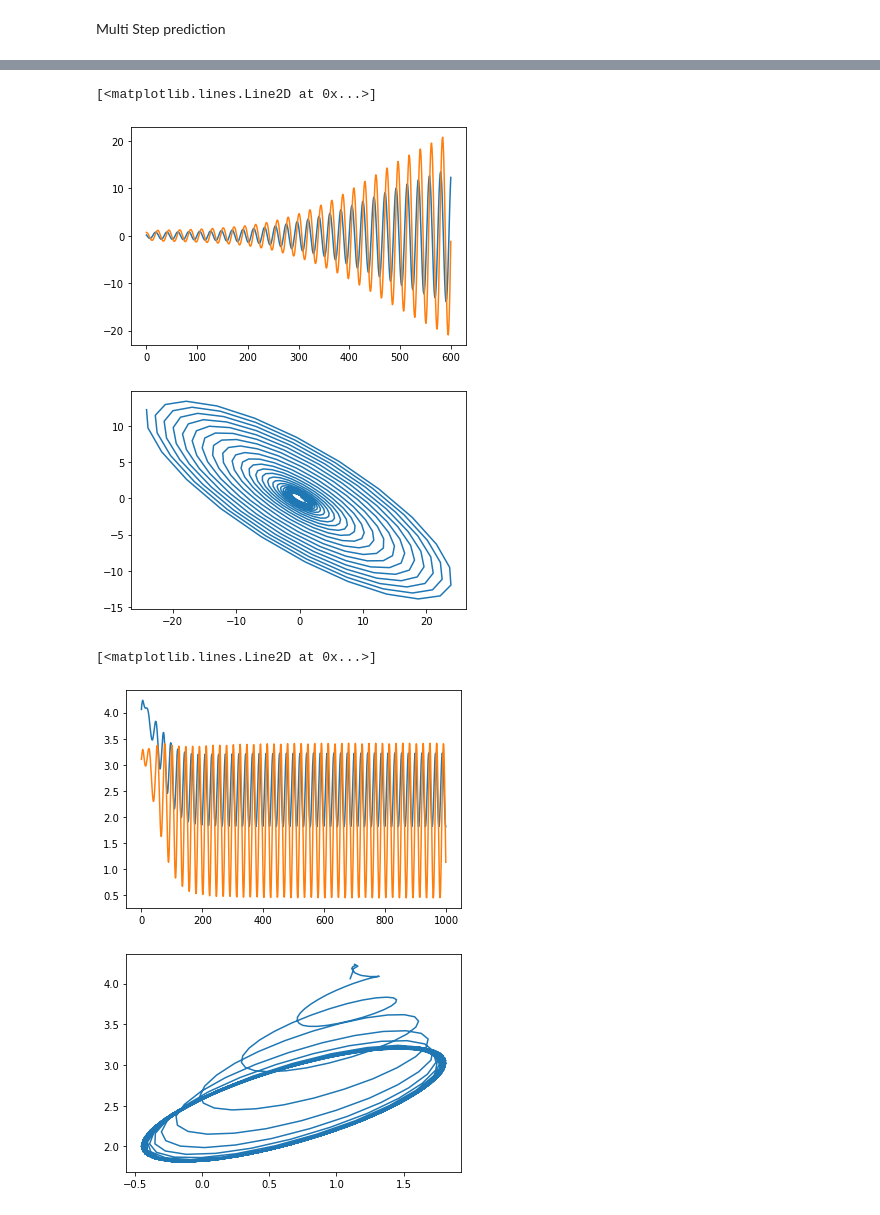
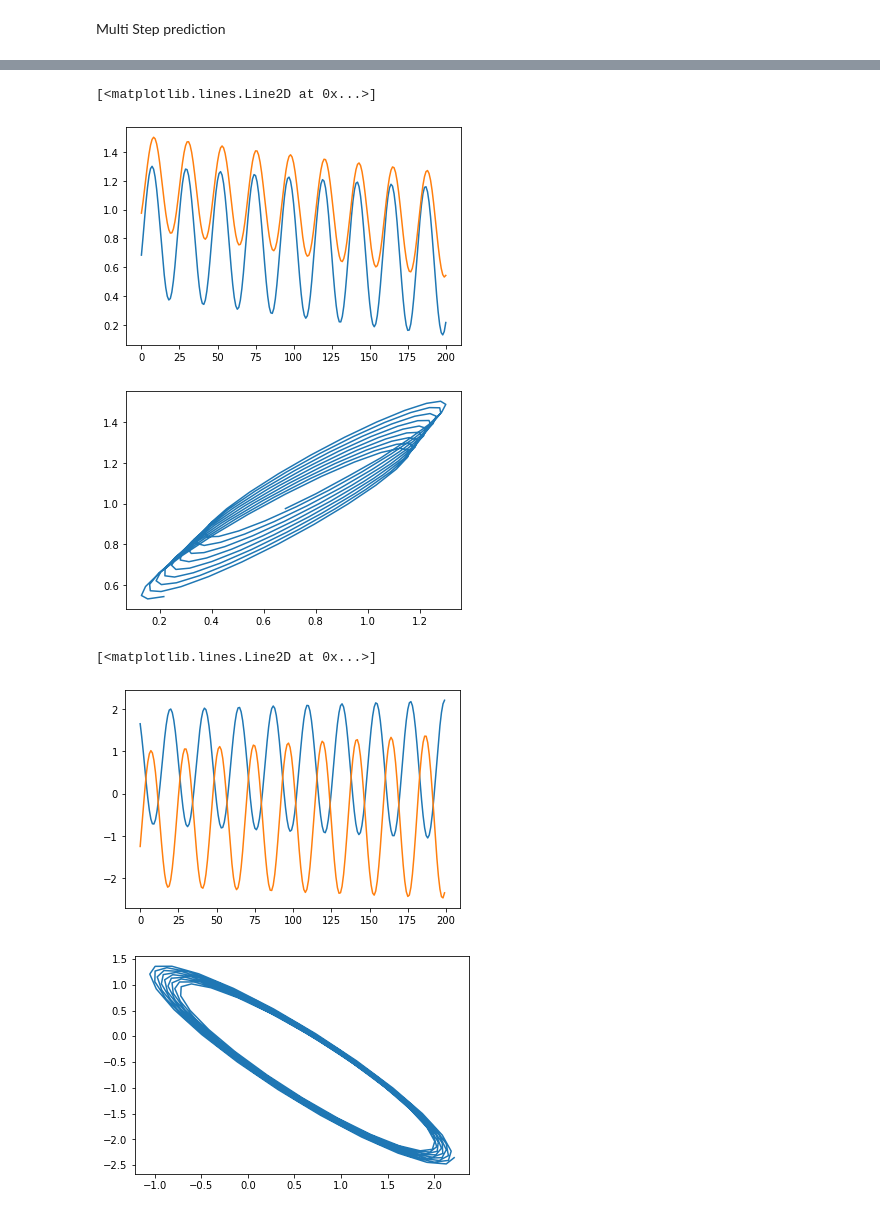
Before and after one commit to RigasLab/MZ-AE, a Jupyter notebook: Notebooks/Exp4_2DCyl/eval_model_notebook_2Dcyl_multimodel_multistep_Exp4.2.5.5.ipynb, the cells around one changed output, grey strips where cells are left out. Cells and saved outputs as stored; diff of their text form; code cells hidden in the pictures.

```diff
--- a/Notebooks/Exp4_2DCyl/eval_model_notebook_2Dcyl_multimodel_multistep_Exp4.2.5.5.ipynb
+++ b/Notebooks/Exp4_2DCyl/eval_model_notebook_2Dcyl_multimodel_multistep_Exp4.2.5.5.ipynb
@@ -220,12 +221,13 @@ plt.ylabel("MSE")
 plt.legend()
 # %% [markdown]
 Multi Step prediction
-# %%
-models[0].deactivate_seqmodel = False
+# %%
+for i in [0,1,2,3,4,5,6,7]:
+    models[i].deactivate_seqmodel = False
 # %%
 #multistep prediction
-timesteps = 2000
-initial_step = 0
+timesteps = 200
+initial_step = 300
 initial_conditions = Phi_nn[:,initial_step,:].to(models[0].device)
 
 x_ms_hat, xkoop_ms_hat, xseq_ms_hat = [], [], []
@@ -304,29 +306,29 @@ Text(0, 0.5, 'kinetic energy')
 # %%
 #plotting mode evolution
 plt.figure()
-model_num = 0
-for n in [1,2]:#range(models[model_num].num_obs):
+model_num = 5
+for n in [0,1]:#range(models[model_num].num_obs):
     plt.plot(x_ms_hat[model_num][0,:,n].cpu().numpy(), label = f"Mode {n}")
 
 plt.figure()
 plt.plot(x_ms_hat[model_num][0,:,0].cpu().numpy(), x_ms_hat[model_num][0,:,1].cpu().numpy())
 # %% [output]
 [<matplotlib.lines.Line2D at 0x...>]
-[figure, old version]
+[figure, new version]
-[figure, old version]
+[figure, new version]
 # %%
 #plotting mode evolution
 plt.figure()
 model_num = 4
-for n in [1,2]:#range(models[model_num].num_obs):
+for n in [0,1]:#range(models[model_num].num_obs):
     plt.plot(xkoop_ms_hat[model_num][0,:,n].cpu().numpy(), label = f"Mode {n}")
 
 plt.figure()
 plt.plot(xkoop_ms_hat[model_num][0,:,0].cpu().numpy(), xkoop_ms_hat[model_num][0,:,1].cpu().numpy())
 # %% [output]
 [<matplotlib.lines.Line2D at 0x...>]
-[figure, old version]
+[figure, new version]
-[figure, old version]
+[figure, new version]
 # %%
 #plotting mode evolution
 plt.figure()
```
Also changed, not shown: parts of 14 cells of this notebook, 6 other files.
